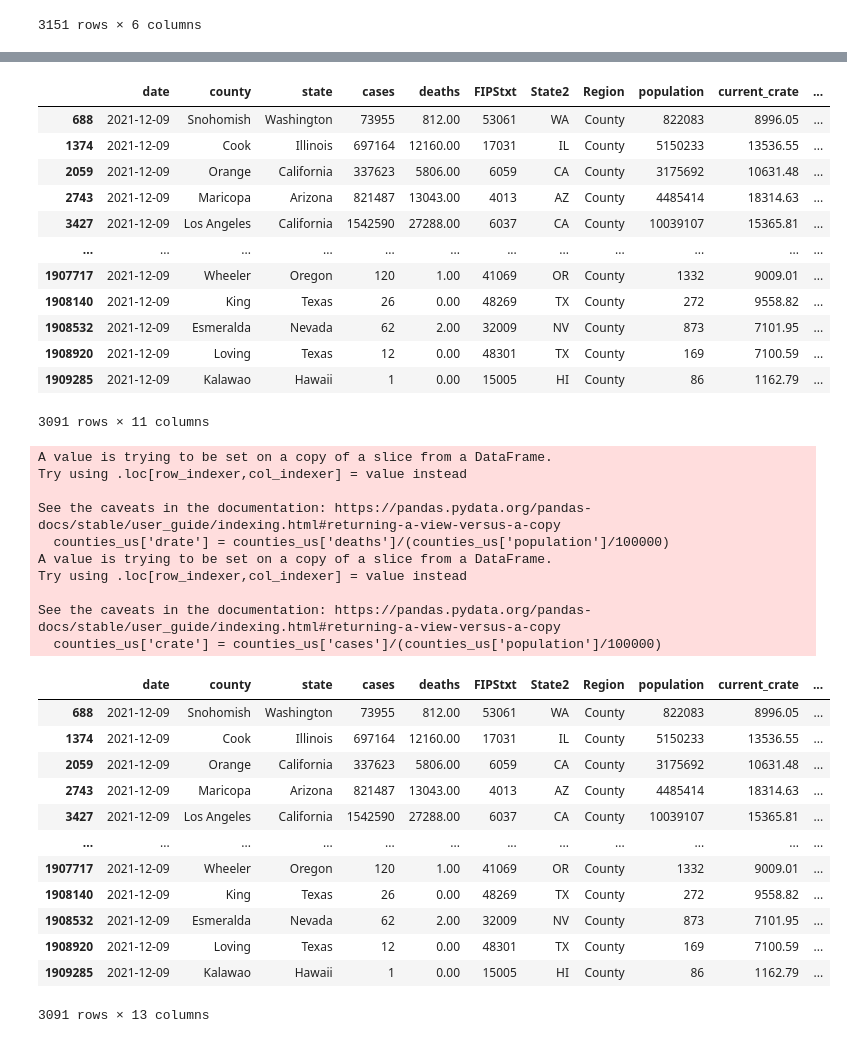
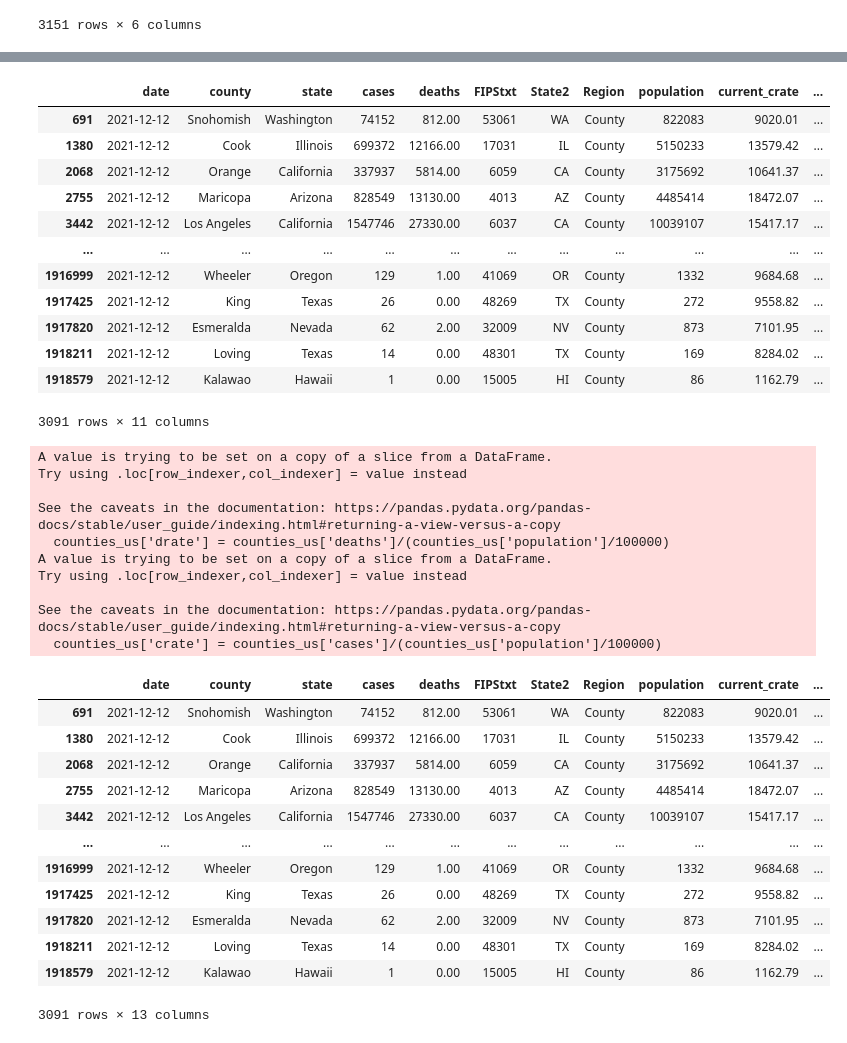
Before and after one commit to menlodoug/covid_crunching, a Jupyter notebook: pandas/COVID_USA.ipynb, the cells around one changed output, grey strips where cells are left out. Cells and saved outputs as stored; diff of their text form; code cells hidden in the pictures.

```diff
--- a/pandas/COVID_USA.ipynb
+++ b/pandas/COVID_USA.ipynb
@@ -94,21 +94,21 @@ counties
 # %%
 # Isolate data from most current day.
 
-counties_us = counties[(counties['date'] == '2021-12-09') & (counties['Region'] == 'County')]
+counties_us = counties[(counties['date'] == '2021-12-12') & (counties['Region'] == 'County')]
 counties_us
 # %% [output]
 |  | date | county | state | cases | deaths | FIPStxt | State2 | Region | population | current_crate | ... |
-| 688 | 2021-12-09 | Snohomish | Washington | 73955 | 812.00 | 53061 | WA | County | 822083 | 8996.05 | ... |
-| 1374 | 2021-12-09 | Cook | Illinois | 697164 | 12160.00 | 17031 | IL | County | 5150233 | 13536.55 | ... |
-| 2059 | 2021-12-09 | Orange | California | 337623 | 5806.00 | 6059 | CA | County | 3175692 | 10631.48 | ... |
-| 2743 | 2021-12-09 | Maricopa | Arizona | 821487 | 13043.00 | 4013 | AZ | County | 4485414 | 18314.63 | ... |
-| 3427 | 2021-12-09 | Los Angeles | California | 1542590 | 27288.00 | 6037 | CA | County | 10039107 | 15365.81 | ... |
+| 691 | 2021-12-12 | Snohomish | Washington | 74152 | 812.00 | 53061 | WA | County | 822083 | 9020.01 | ... |
+| 1380 | 2021-12-12 | Cook | Illinois | 699372 | 12166.00 | 17031 | IL | County | 5150233 | 13579.42 | ... |
+| 2068 | 2021-12-12 | Orange | California | 337937 | 5814.00 | 6059 | CA | County | 3175692 | 10641.37 | ... |
+| 2755 | 2021-12-12 | Maricopa | Arizona | 828549 | 13130.00 | 4013 | AZ | County | 4485414 | 18472.07 | ... |
+| 3442 | 2021-12-12 | Los Angeles | California | 1547746 | 27330.00 | 6037 | CA | County | 10039107 | 15417.17 | ... |
 | ... | ... | ... | ... | ... | ... | ... | ... | ... | ... | ... | ... |
-| 1907717 | 2021-12-09 | Wheeler | Oregon | 120 | 1.00 | 41069 | OR | County | 1332 | 9009.01 | ... |
-| 1908140 | 2021-12-09 | King | Texas | 26 | 0.00 | 48269 | TX | County | 272 | 9558.82 | ... |
-| 1908532 | 2021-12-09 | Esmeralda | Nevada | 62 | 2.00 | 32009 | NV | County | 873 | 7101.95 | ... |
-| 1908920 | 2021-12-09 | Loving | Texas | 12 | 0.00 | 48301 | TX | County | 169 | 7100.59 | ... |
-| 1909285 | 2021-12-09 | Kalawao | Hawaii | 1 | 0.00 | 15005 | HI | County | 86 | 1162.79 | ... |
+| 1916999 | 2021-12-12 | Wheeler | Oregon | 129 | 1.00 | 41069 | OR | County | 1332 | 9684.68 | ... |
+| 1917425 | 2021-12-12 | King | Texas | 26 | 0.00 | 48269 | TX | County | 272 | 9558.82 | ... |
+| 1917820 | 2021-12-12 | Esmeralda | Nevada | 62 | 2.00 | 32009 | NV | County | 873 | 7101.95 | ... |
+| 1918211 | 2021-12-12 | Loving | Texas | 14 | 0.00 | 48301 | TX | County | 169 | 8284.02 | ... |
+| 1918579 | 2021-12-12 | Kalawao | Hawaii | 1 | 0.00 | 15005 | HI | County | 86 | 1162.79 | ... |
 3091 rows × 11 columns
 # %%
 # Create up to date rates so rankings can be performed using the latest data.
@@ -129,17 +129,17 @@ Try using .loc[row_indexer,col_indexer] = value instead
 See the caveats in the documentation: https://pandas.pydata.org/pandas-docs/stable/user_guide/indexing.html#returning-a-view-versus-a-copy
   counties_us['crate'] = counties_us['cases']/(counties_us['population']/100000)
 |  | date | county | state | cases | deaths | FIPStxt | State2 | Region | population | current_crate | ... |
-| 688 | 2021-12-09 | Snohomish | Washington | 73955 | 812.00 | 53061 | WA | County | 822083 | 8996.05 | ... |
-| 1374 | 2021-12-09 | Cook | Illinois | 697164 | 12160.00 | 17031 | IL | County | 5150233 | 13536.55 | ... |
-| 2059 | 2021-12-09 | Orange | California | 337623 | 5806.00 | 6059 | CA | County | 3175692 | 10631.48 | ... |
-| 2743 | 2021-12-09 | Maricopa | Arizona | 821487 | 13043.00 | 4013 | AZ | County | 4485414 | 18314.63 | ... |
-| 3427 | 2021-12-09 | Los Angeles | California | 1542590 | 27288.00 | 6037 | CA | County | 10039107 | 15365.81 | ... |
+| 691 | 2021-12-12 | Snohomish | Washington | 74152 | 812.00 | 53061 | WA | County | 822083 | 9020.01 | ... |
+| 1380 | 2021-12-12 | Cook | Illinois | 699372 | 12166.00 | 17031 | IL | County | 5150233 | 13579.42 | ... |
+| 2068 | 2021-12-12 | Orange | California | 337937 | 5814.00 | 6059 | CA | County | 3175692 | 10641.37 | ... |
+| 2755 | 2021-12-12 | Maricopa | Arizona | 828549 | 13130.00 | 4013 | AZ | County | 4485414 | 18472.07 | ... |
+| 3442 | 2021-12-12 | Los Angeles | California | 1547746 | 27330.00 | 6037 | CA | County | 10039107 | 15417.17 | ... |
 | ... | ... | ... | ... | ... | ... | ... | ... | ... | ... | ... | ... |
-| 1907717 | 2021-12-09 | Wheeler | Oregon | 120 | 1.00 | 41069 | OR | County | 1332 | 9009.01 | ... |
-| 1908140 | 2021-12-09 | King | Texas | 26 | 0.00 | 48269 | TX | County | 272 | 9558.82 | ... |
-| 1908532 | 2021-12-09 | Esmeralda | Nevada | 62 | 2.00 | 32009 | NV | County | 873 | 7101.95 | ... |
-| 1908920 | 2021-12-09 | Loving | Texas | 12 | 0.00 | 48301 | TX | County | 169 | 7100.59 | ... |
-| 1909285 | 2021-12-09 | Kalawao | Hawaii | 1 | 0.00 | 15005 | HI | County | 86 | 1162.79 | ... |
+| 1916999 | 2021-12-12 | Wheeler | Oregon | 129 | 1.00 | 41069 | OR | County | 1332 | 9684.68 | ... |
+| 1917425 | 2021-12-12 | King | Texas | 26 | 0.00 | 48269 | TX | County | 272 | 9558.82 | ... |
+| 1917820 | 2021-12-12 | Esmeralda | Nevada | 62 | 2.00 | 32009 | NV | County | 873 | 7101.95 | ... |
+| 1918211 | 2021-12-12 | Loving | Texas | 14 | 0.00 | 48301 | TX | County | 169 | 8284.02 | ... |
+| 1918579 | 2021-12-12 | Kalawao | Hawaii | 1 | 0.00 | 15005 | HI | County | 86 | 1162.79 | ... |
 3091 rows × 13 columns
 # %%
 # Create ranking of infection rates by county for each state
```
Also changed, not shown: parts of 13 cells of this notebook, 43 other files.
